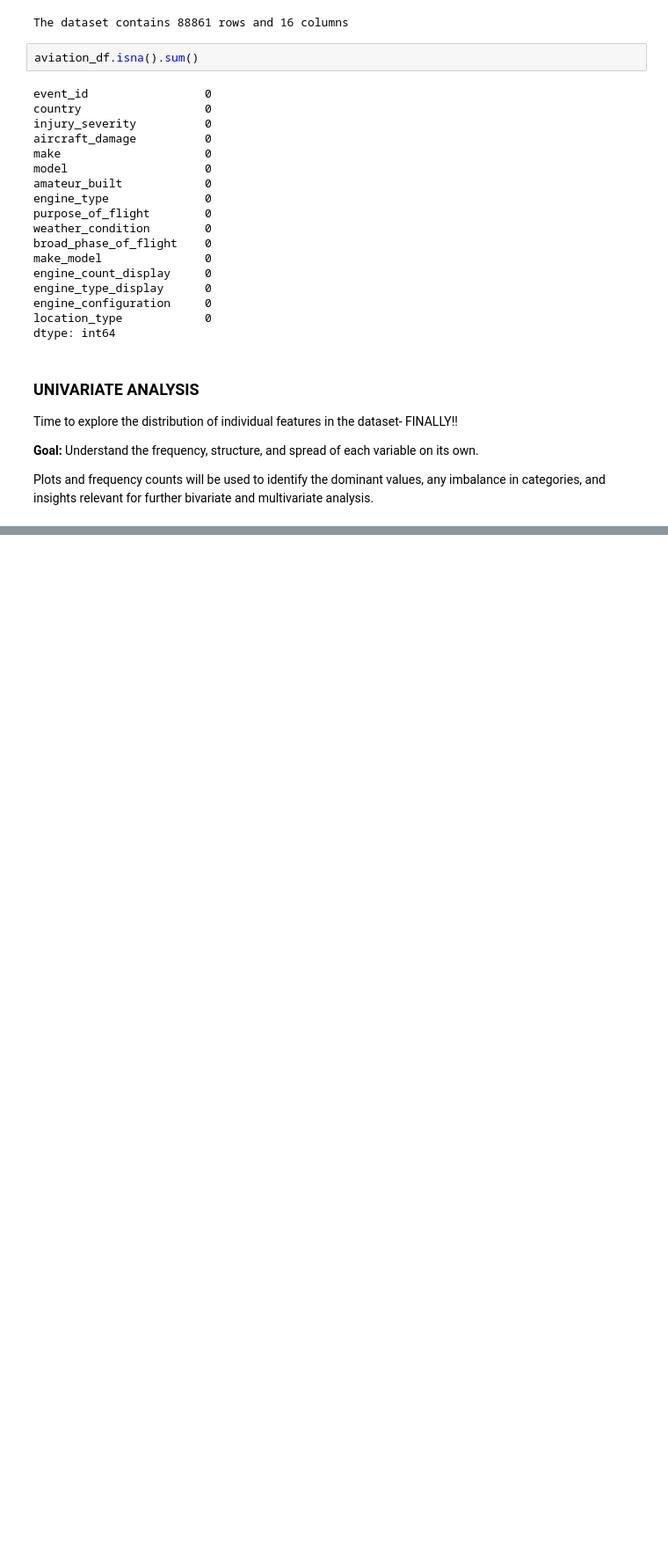
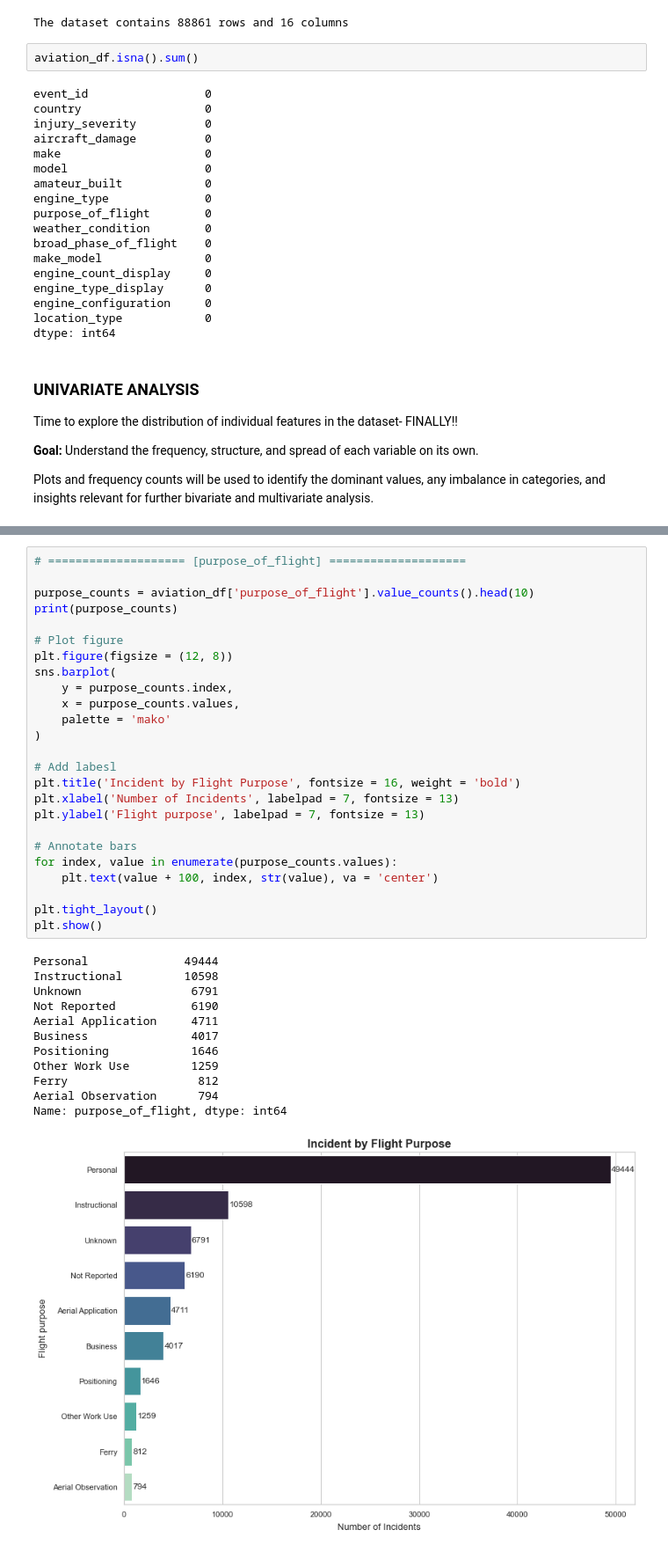
Before and after one commit to Vain-Guy/Capstone-Project-Moringa, a Jupyter notebook: notebook.ipynb, the cells around one changed output, grey strips where cells are left out. Shown at 88% size. Drawn from its saved outputs; the diff is of its cells as text; blank space fills up the shorter version.

```diff
--- a/notebook.ipynb
+++ b/notebook.ipynb
@@ -1210,0 +1340,38 @@ plt.show()
+# %%
+# ==================== [purpose_of_flight] ====================
+
+purpose_counts = aviation_df['purpose_of_flight'].value_counts().head(10)
+print(purpose_counts)
+
+# Plot figure
+plt.figure(figsize = (12, 8))
+sns.barplot(
+    y = purpose_counts.index,
+    x = purpose_counts.values,
+    palette = 'mako'
+)
+
+# Add labesl
+plt.title('Incident by Flight Purpose', fontsize = 16, weight = 'bold')
+plt.xlabel('Number of Incidents', labelpad = 7, fontsize = 13)
+plt.ylabel('Flight purpose', labelpad = 7, fontsize = 13)
+
+# Annotate bars
+for index, value in enumerate(purpose_counts.values):
+    plt.text(value + 100, index, str(value), va = 'center')
+
+plt.tight_layout()
+plt.show()
+# %% [output]
+Personal              49444
+Instructional         10598
+Unknown                6791
+Not Reported           6190
+Aerial Application     4711
+Business               4017
+Positioning            1646
+Other Work Use         1259
+Ferry                   812
+Aerial Observation      794
+Name: purpose_of_flight, dtype: int64
+[figure, added]
```
Also changed, not shown: parts of 35 cells of this notebook.
